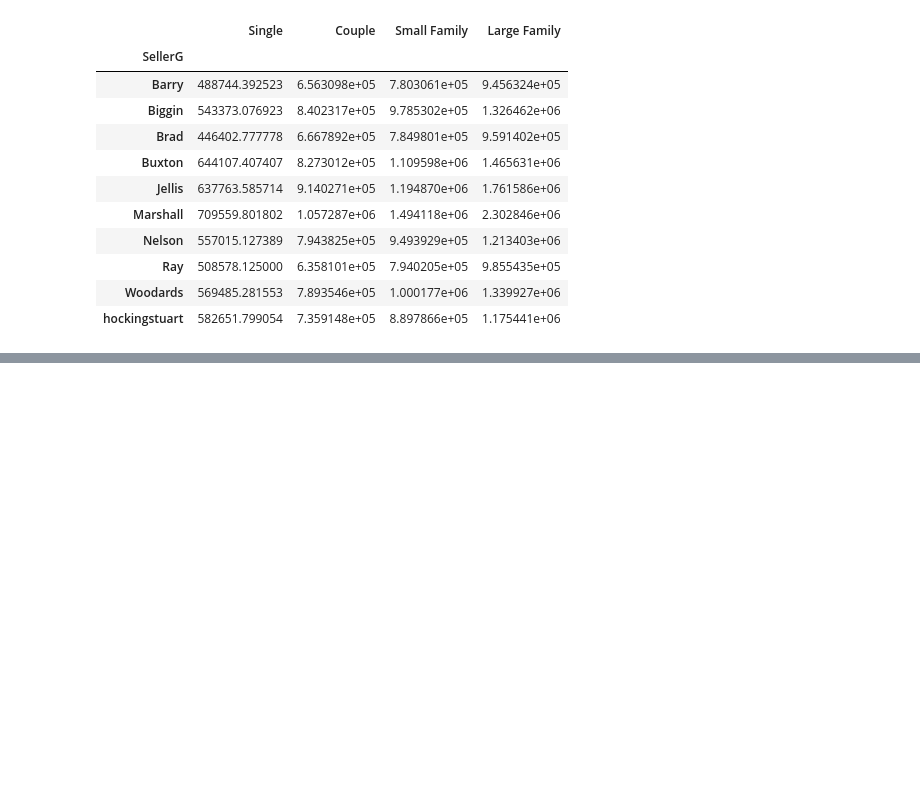
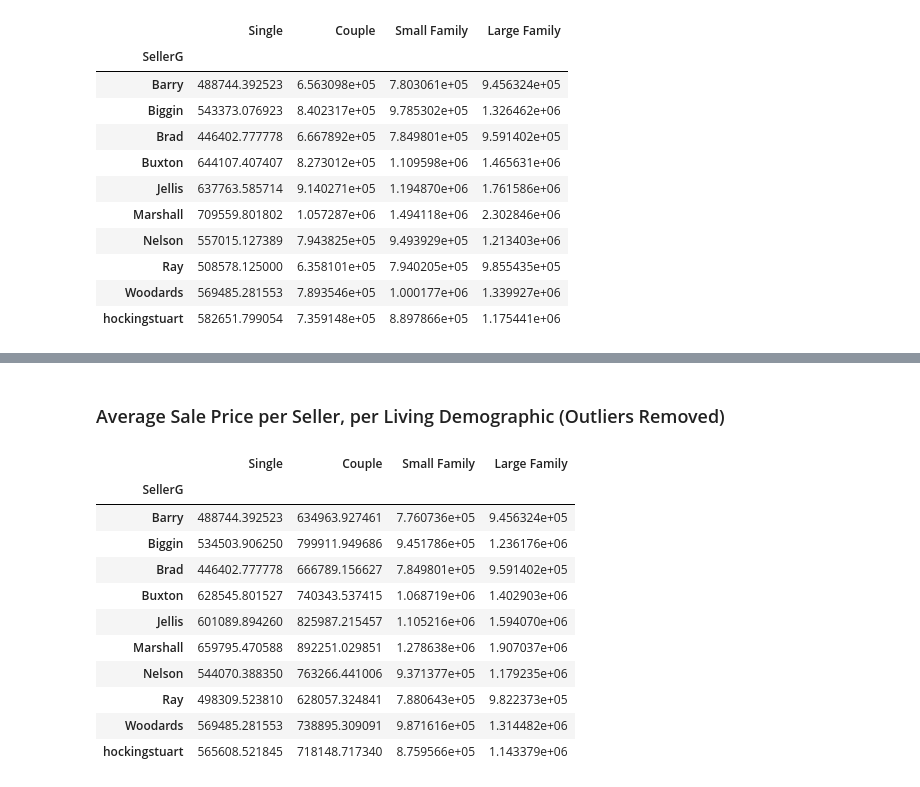
Before and after one commit to Kopixx/Project-1, a Jupyter notebook: Q3_data_exploration.ipynb, the cells around one changed output, grey strips where cells are left out. Cells and saved outputs as stored; diff of their text form; code cells hidden in the pictures; blank space fills up the shorter version.

```diff
--- a/Q3_data_exploration.ipynb
+++ b/Q3_data_exploration.ipynb
@@ -330,0 +417,40 @@ KeyError: 'SellerG'
+# %% [markdown]
+### Average Sale Price per Seller, per Living Demographic (Outliers Removed)
+# %%
+#Collate the Average for each top seller per Living Demographic
+top_ten_filter = single_no_out["SellerG"].isin(top_ten)
+single_no_out_means = single_no_out[top_ten_filter]
+single_no_out_means = single_no_out_means[["SellerG", "Price"]].groupby("SellerG").mean()
+single_no_out_means = single_no_out_means.rename(columns={"Price": "Single"})
+
+top_ten_filter = couple_no_out["SellerG"].isin(top_ten)
+couple_no_out_means = couple_no_out[top_ten_filter]
+couple_no_out_means = couple_no_out_means[["SellerG", "Price"]].groupby("SellerG").mean()
+couple_no_out_means = couple_no_out_means.rename(columns={"Price": "Couple"})
+
+top_ten_filter = small_fam_no_out["SellerG"].isin(top_ten)
+small_fam_no_out_means = small_fam_no_out[top_ten_filter]
+small_fam_no_out_means = small_fam_no_out_means[["SellerG", "Price"]].groupby("SellerG").mean()
+small_fam_no_out_means = small_fam_no_out_means.rename(columns={"Price": "Small Family"})
+
+top_ten_filter = large_fam_no_out["SellerG"].isin(top_ten)
+large_fam_no_out_means = large_fam_no_out[top_ten_filter]
+large_fam_no_out_means = large_fam_no_out_means[["SellerG", "Price"]].groupby("SellerG").mean()
+large_fam_no_out_means = large_fam_no_out_means.rename(columns={"Price": "Large Family"})
+
+# #Join the datasets
+boxplot_no_out_means = pd.concat([single_no_out_means, couple_no_out_means, small_fam_no_out_means, large_fam_no_out_means], axis=1)
+boxplot_no_out_means
+# %% [output]
+|  | Single | Couple | Small Family | Large Family |
+| SellerG |  |  |  |  |
+| Barry | 488744.392523 | 634963.927461 | 7.760736e+05 | 9.456324e+05 |
+| Biggin | 534503.906250 | 799911.949686 | 9.451786e+05 | 1.236176e+06 |
+| Brad | 446402.777778 | 666789.156627 | 7.849801e+05 | 9.591402e+05 |
+| Buxton | 628545.801527 | 740343.537415 | 1.068719e+06 | 1.402903e+06 |
+| Jellis | 601089.894260 | 825987.215457 | 1.105216e+06 | 1.594070e+06 |
+| Marshall | 659795.470588 | 892251.029851 | 1.278638e+06 | 1.907037e+06 |
+| Nelson | 544070.388350 | 763266.441006 | 9.371377e+05 | 1.179235e+06 |
+| Ray | 498309.523810 | 628057.324841 | 7.880643e+05 | 9.822373e+05 |
+| Woodards | 569485.281553 | 738895.309091 | 9.871616e+05 | 1.314482e+06 |
+| hockingstuart | 565608.521845 | 718148.717340 | 8.759566e+05 | 1.143379e+06 |
```
Also changed, not shown: parts of 11 cells of this notebook.
